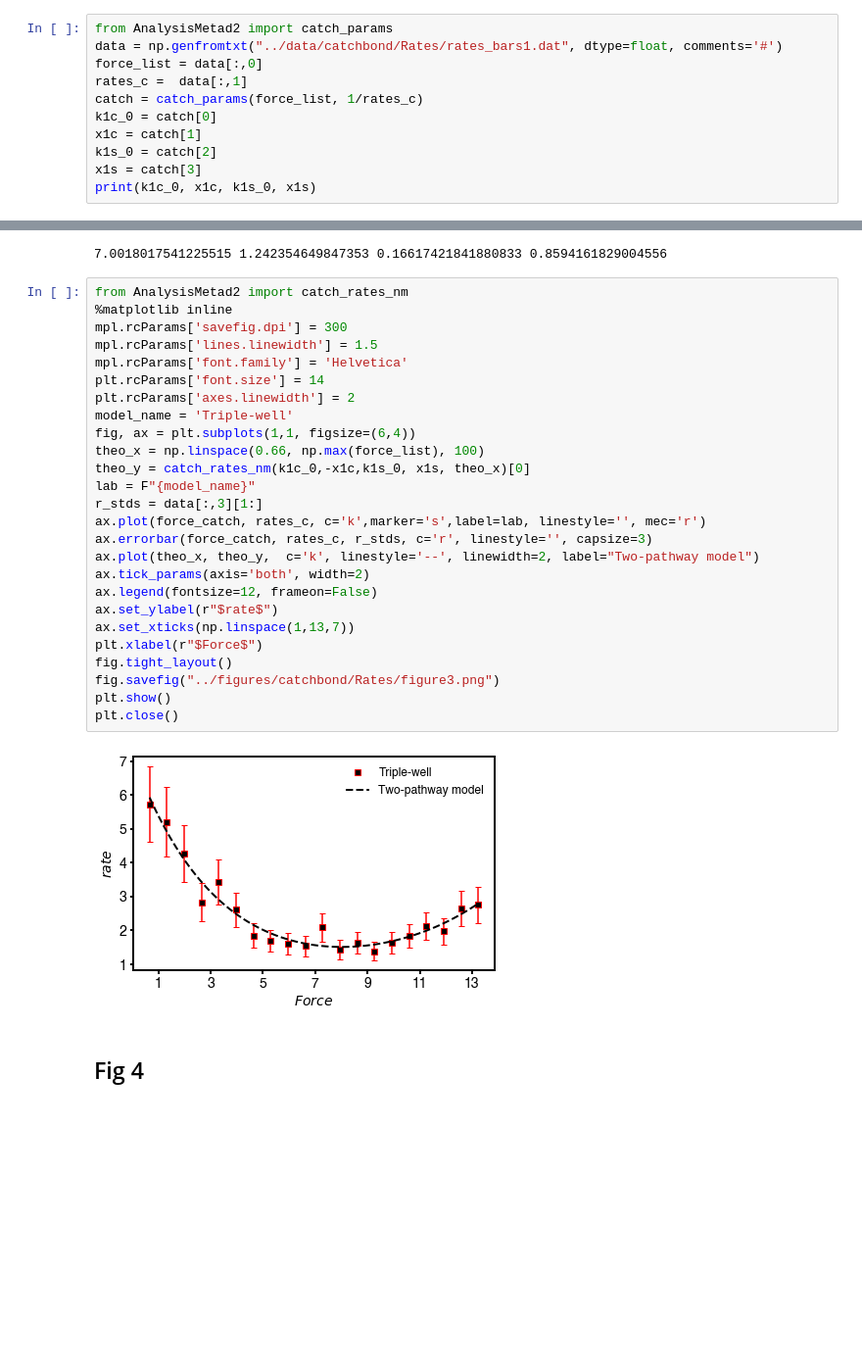
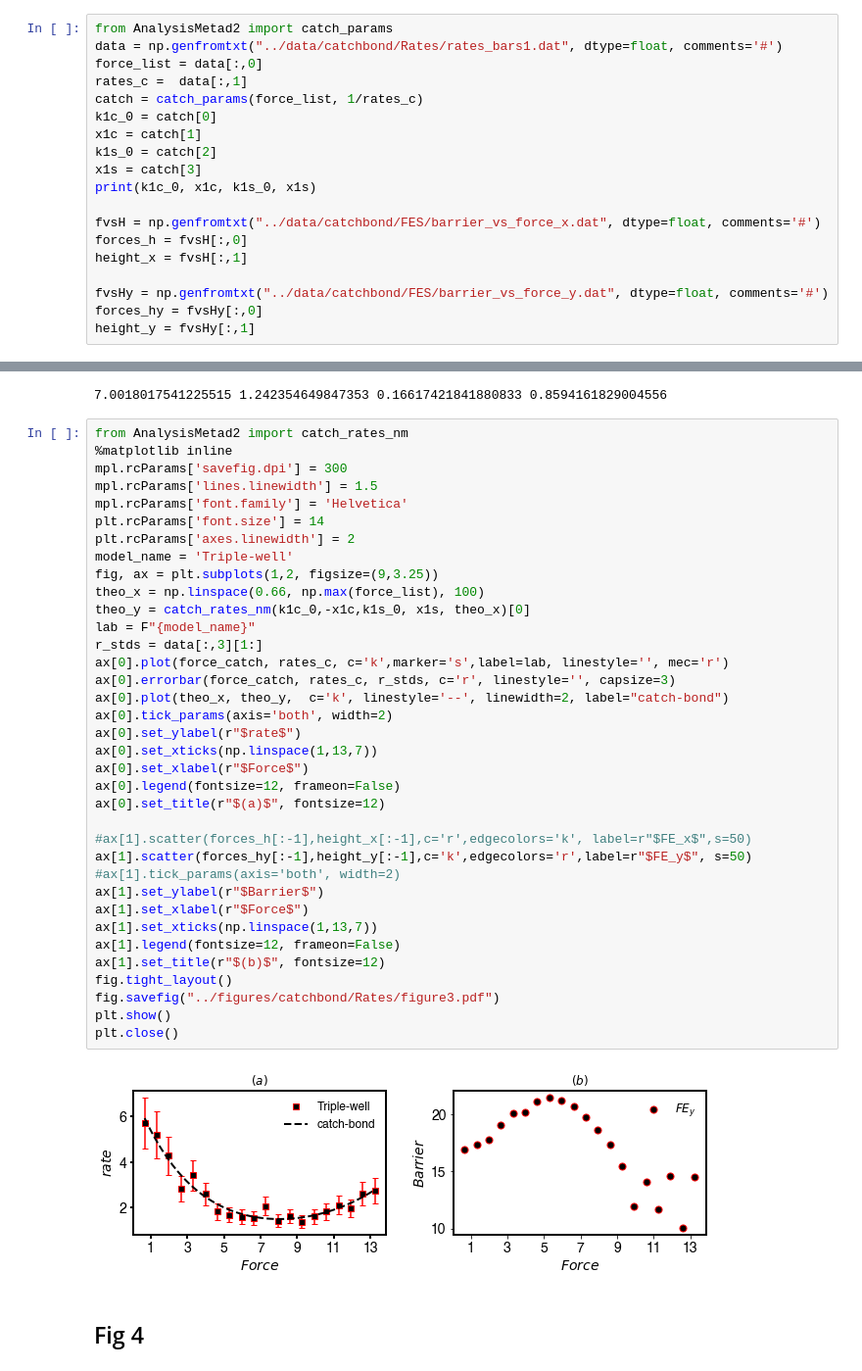
Before and after one commit to hocky-research-group/PenaUnbindingPaper, a Jupyter notebook: analysis/FiguresforPaper.ipynb, the cells around one changed output, grey strips where cells are left out. Shown at 98% size. Cells and saved outputs as stored; diff of their text form; blank space fills up the shorter version.

```diff
--- a/analysis/FiguresforPaper.ipynb
+++ b/analysis/FiguresforPaper.ipynb
@@ -196,6 +203,14 @@ x1c = catch[1]
 k1s_0 = catch[2]
 x1s = catch[3]
 print(k1c_0, x1c, k1s_0, x1s)
+
+fvsH = np.genfromtxt("../data/catchbond/FES/barrier_vs_force_x.dat", dtype=float, comments='#')
+forces_h = fvsH[:,0]
+height_x = fvsH[:,1]
+
+fvsHy = np.genfromtxt("../data/catchbond/FES/barrier_vs_force_y.dat", dtype=float, comments='#')
+forces_hy = fvsHy[:,0]
+height_y = fvsHy[:,1]
 # %% [output]
 5.126770786810978 0.7055299269311988 0.013704163466763787 1.6014311588025947
 # %%
@@ -216,31 +231,41 @@ filedat.close()
 # %%
 from AnalysisMetad2 import catch_rates_nm
 %matplotlib inline
 mpl.rcParams['savefig.dpi'] = 300
 mpl.rcParams['lines.linewidth'] = 1.5
 mpl.rcParams['font.family'] = 'Helvetica'
 plt.rcParams['font.size'] = 14
 plt.rcParams['axes.linewidth'] = 2
 model_name = 'Triple-well'
-fig, ax = plt.subplots(1,1, figsize=(6,4))
+fig, ax = plt.subplots(1,2, figsize=(9,3.25))
 theo_x = np.linspace(0.66, np.max(force_list), 100)
 theo_y = catch_rates_nm(k1c_0,-x1c,k1s_0, x1s, theo_x)[0]
 lab = F"{model_name}"
 r_stds = data[:,3][1:]
-ax.plot(force_catch, rates_c, c='k',marker='s',label=lab, linestyle='', mec='r')
-ax.errorbar(force_catch, rates_c, r_stds, c='r', linestyle='', capsize=3)
-ax.plot(theo_x, theo_y,  c='k', linestyle='--', linewidth=2, label="Two-pathway model")
-ax.tick_params(axis='both', width=2)
-ax.legend(fontsize=12, frameon=False)
-ax.set_ylabel(r"$rate$")
-ax.set_xticks(np.linspace(1,13,7))
-plt.xlabel(r"$Force$")
+ax[0].plot(force_catch, rates_c, c='k',marker='s',label=lab, linestyle='', mec='r')
+ax[0].errorbar(force_catch, rates_c, r_stds, c='r', linestyle='', capsize=3)
+ax[0].plot(theo_x, theo_y,  c='k', linestyle='--', linewidth=2, label="catch-bond")
+ax[0].tick_params(axis='both', width=2)
+ax[0].set_ylabel(r"$rate$")
+ax[0].set_xticks(np.linspace(1,13,7))
+ax[0].set_xlabel(r"$Force$")
+ax[0].legend(fontsize=12, frameon=False)
+ax[0].set_title(r"$(a)$", fontsize=12)
+
+#ax[1].scatter(forces_h[:-1],height_x[:-1],c='r',edgecolors='k', label=r"$FE_x$",s=50)
+ax[1].scatter(forces_hy[:-1],height_y[:-1],c='k',edgecolors='r',label=r"$FE_y$", s=50)
+#ax[1].tick_params(axis='both', width=2)
+ax[1].set_ylabel(r"$Barrier$")
+ax[1].set_xlabel(r"$Force$")
+ax[1].set_xticks(np.linspace(1,13,7))
+ax[1].legend(fontsize=12, frameon=False)
+ax[1].set_title(r"$(b)$", fontsize=12)
 fig.tight_layout()
-fig.savefig("../figures/catchbond/Rates/figure3.png")
+fig.savefig("../figures/catchbond/Rates/figure3.pdf")
 plt.show()
 plt.close()
 # %% [output]
-[figure, old version]
+[figure, new version]
 # %% [markdown]
 ## Fig 4
 # %%
```
Also changed, not shown: parts of 6 cells of this notebook.
